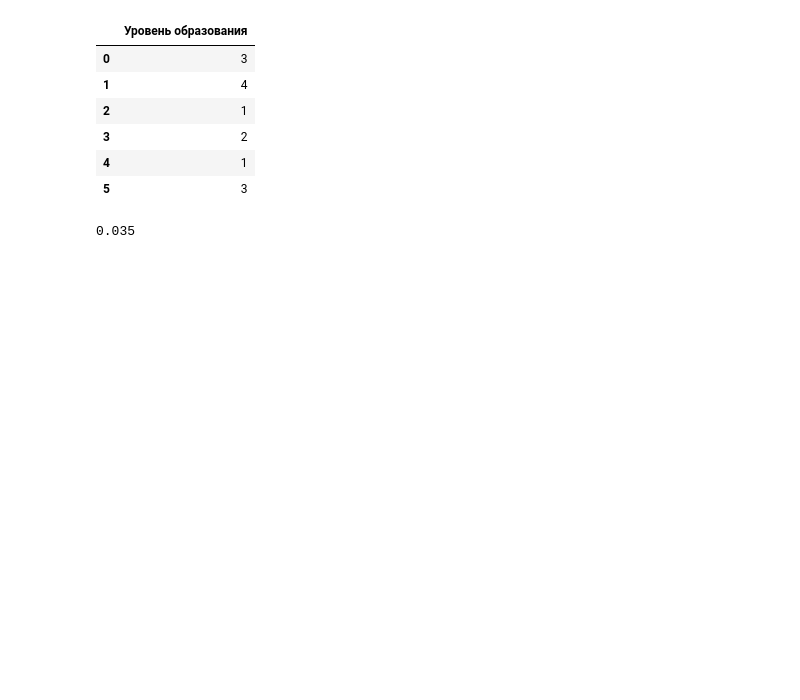
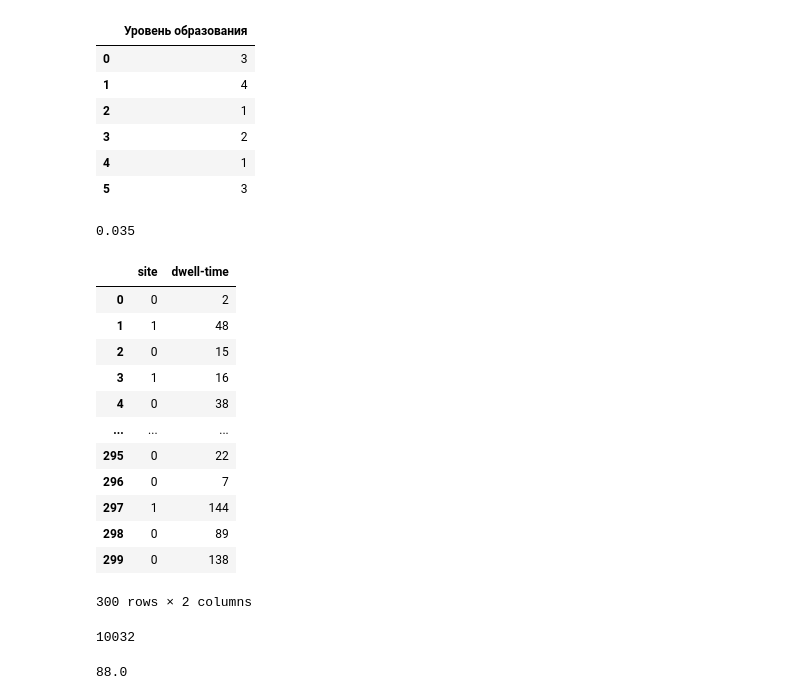
Before and after one commit to DenisBaburin/ds_school_148, a Jupyter notebook: DS_school/EDA-4_Статистические тесты/EDA-4_Статистические тесты_теория.ipynb, the cells around one changed output. Cells and saved outputs as stored; diff of their text form; code cells hidden in the pictures; blank space fills up the shorter version.

```diff
--- a/DS_school/EDA-4_Статистические тесты/EDA-4_Статистические тесты_теория.ipynb
+++ b/DS_school/EDA-4_Статистические тесты/EDA-4_Статистические тесты_теория.ipynb
@@ -491,3 +491,29 @@ p = res.pvalue
 round(p, 3)
 # %% [output]
 0.035
+# %%
+data = pd.read_csv('data/new-site.csv', sep='\t')
+# %%
+data
+# %% [output]
+|  | site | dwell-time |
+| 0 | 0 | 2 |
+| 1 | 1 | 48 |
+| 2 | 0 | 15 |
+| 3 | 1 | 16 |
+| 4 | 0 | 38 |
+| ... | ... | ... |
+| 295 | 0 | 22 |
+| 296 | 0 | 7 |
+| 297 | 1 | 144 |
+| 298 | 0 | 89 |
+| 299 | 0 | 138 |
+300 rows × 2 columns
+# %%
+data[data['site'] == 1]['dwell-time'].sum()
+# %% [output]
+10032
+# %%
+data[data['site'] == 1]['dwell-time'].mean().round()
+# %% [output]
+88.0
```
Also changed, not shown: parts of 3 cells of this notebook, 8 other files.
